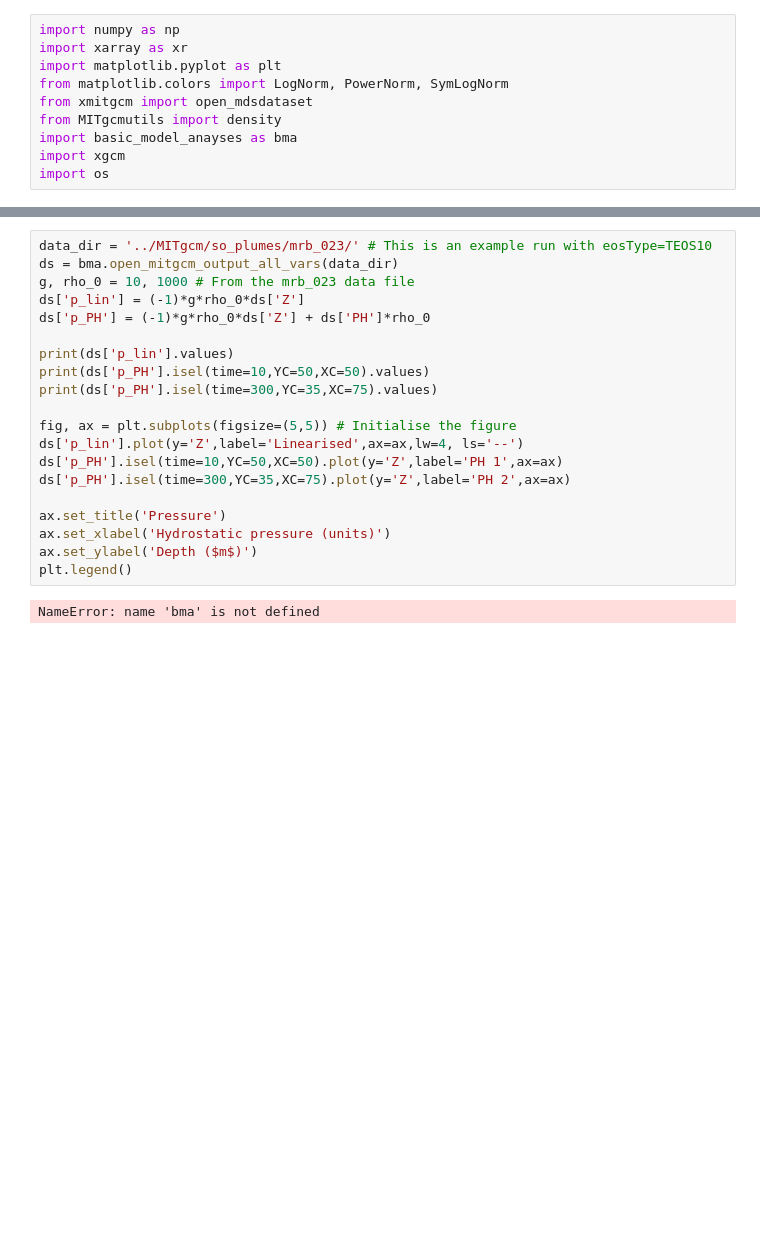
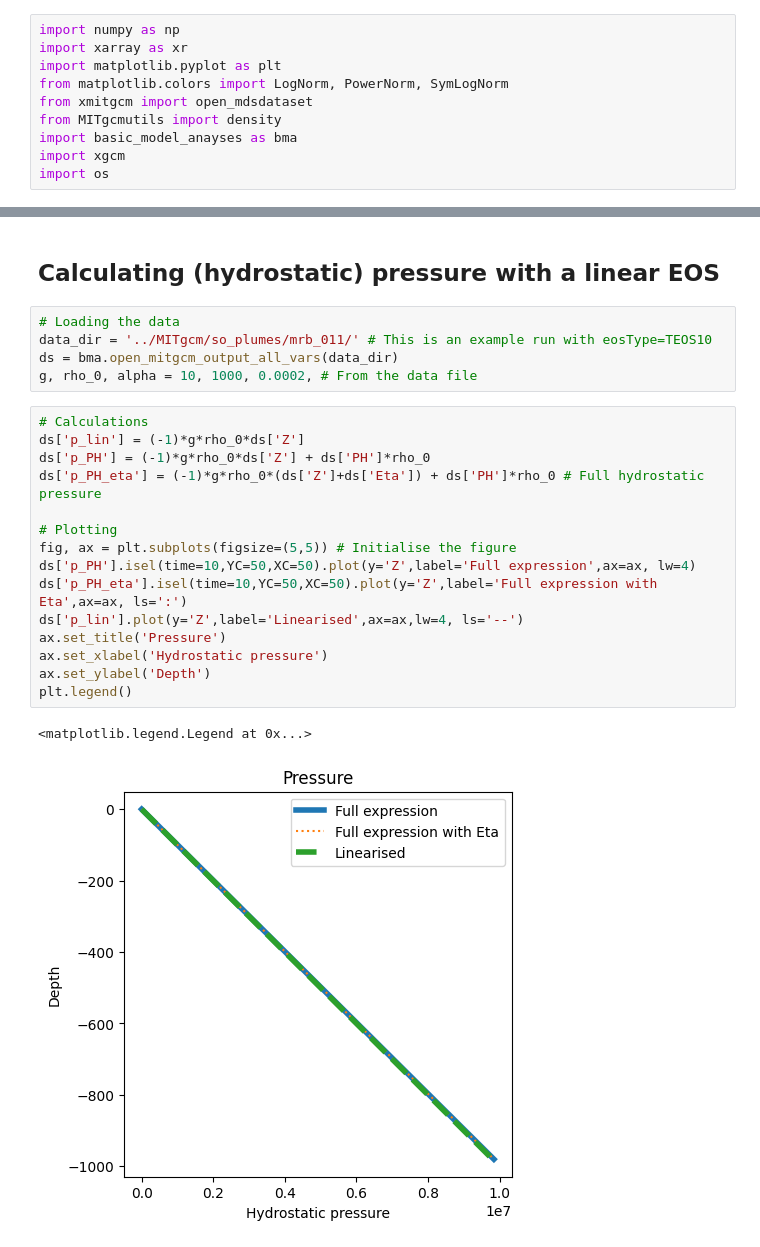
Before and after one commit to rowanjb/model_analyses, a Jupyter notebook: stratification.ipynb, the cells around one changed output, grey strips where cells are left out. Drawn from its saved outputs; the diff is of its cells as text; blank space fills up the shorter version.

```diff
--- a/stratification.ipynb
+++ b/stratification.ipynb
@@ -82,22 +104,25 @@ For more on pressure, see http://mailman.mitgcm.org/pipermail/mitgcm-support/201
+# %% [markdown]
+## Calculating (hydrostatic) pressure with a linear EOS
+# %%
+# Loading the data
+data_dir = '../MITgcm/so_plumes/mrb_011/' # This is an example run with eosType=TEOS10
+ds = bma.open_mitgcm_output_all_vars(data_dir)
+g, rho_0, alpha = 10, 1000, 0.0002, # From the data file
 # %%
-data_dir = '../MITgcm/so_plumes/mrb_023/' # This is an example run with eosType=TEOS10
-ds = bma.open_mitgcm_output_all_vars(data_dir)
-g, rho_0 = 10, 1000 # From the mrb_023 data file
+# Calculations
 ds['p_lin'] = (-1)*g*rho_0*ds['Z']
 ds['p_PH'] = (-1)*g*rho_0*ds['Z'] + ds['PH']*rho_0
+ds['p_PH_eta'] = (-1)*g*rho_0*(ds['Z']+ds['Eta']) + ds['PH']*rho_0 # Full hydrostatic pressure
 
-print(ds['p_lin'].values)
-print(ds['p_PH'].isel(time=10,YC=50,XC=50).values)
-print(ds['p_PH'].isel(time=300,YC=35,XC=75).values)
-
+# Plotting
 fig, ax = plt.subplots(figsize=(5,5)) # Initialise the figure
+ds['p_PH'].isel(time=10,YC=50,XC=50).plot(y='Z',label='Full expression',ax=ax, lw=4)
+ds['p_PH_eta'].isel(time=10,YC=50,XC=50).plot(y='Z',label='Full expression with Eta',ax=ax, ls=':')
 ds['p_lin'].plot(y='Z',label='Linearised',ax=ax,lw=4, ls='--')
-ds['p_PH'].isel(time=10,YC=50,XC=50).plot(y='Z',label='PH 1',ax=ax)
-ds['p_PH'].isel(time=300,YC=35,XC=75).plot(y='Z',label='PH 2',ax=ax)
-
 ax.set_title('Pressure')
-ax.set_xlabel('Hydrostatic pressure (units)')
-ax.set_ylabel('Depth ($m$)')
+ax.set_xlabel('Hydrostatic pressure')
+ax.set_ylabel('Depth')
 plt.legend()
 # %% [output]
-NameError: name 'bma' is not defined
+<matplotlib.legend.Legend at 0x...>
+[figure, added]
```
Also changed, not shown: parts of 5 cells of this notebook.
